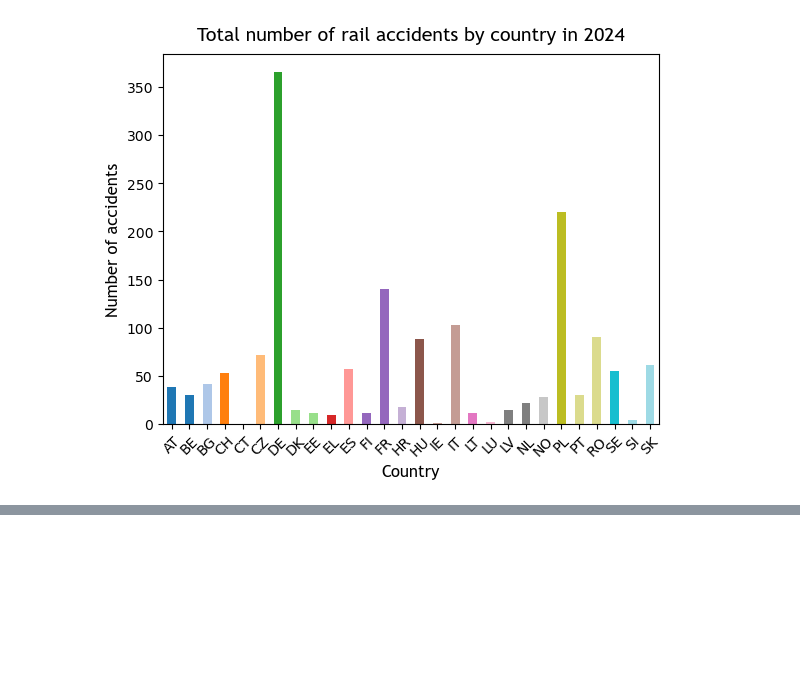
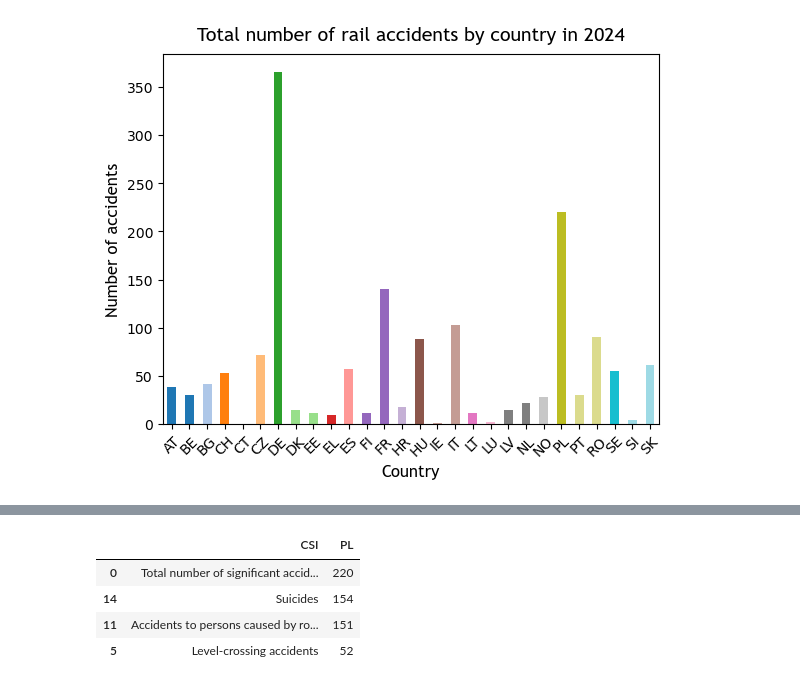
Before and after one commit to aedpluto/train-crashes, a Jupyter notebook: Train crashes in Europe.ipynb, the cells around one changed output, grey strips where cells are left out. Saved outputs shown, nothing was run; the diff lists cells and outputs as text; code cells hidden in the pictures; blank space fills up the shorter version.

```diff
--- a/Train crashes in Europe.ipynb
+++ b/Train crashes in Europe.ipynb
@@ -216,0 +240,10 @@ Here we can see that suicides and attempted suicides make up the lion's share of
+# %%
+# worst accidents in Poland
+poland_atype_isolated = incidents2024[["CSI", "PL"]]
+poland_atype_isolated.sort_values(by=["PL"], ascending=False).head(4)
+# %% [output]
+|  | CSI | PL |
+| 0 | Total number of significant accid... | 220 |
+| 14 | Suicides | 154 |
+| 11 | Accidents to persons caused by ro... | 151 |
+| 5 | Level-crossing accidents | 52 |
```
Also changed, not shown: parts of 14 cells of this notebook.
